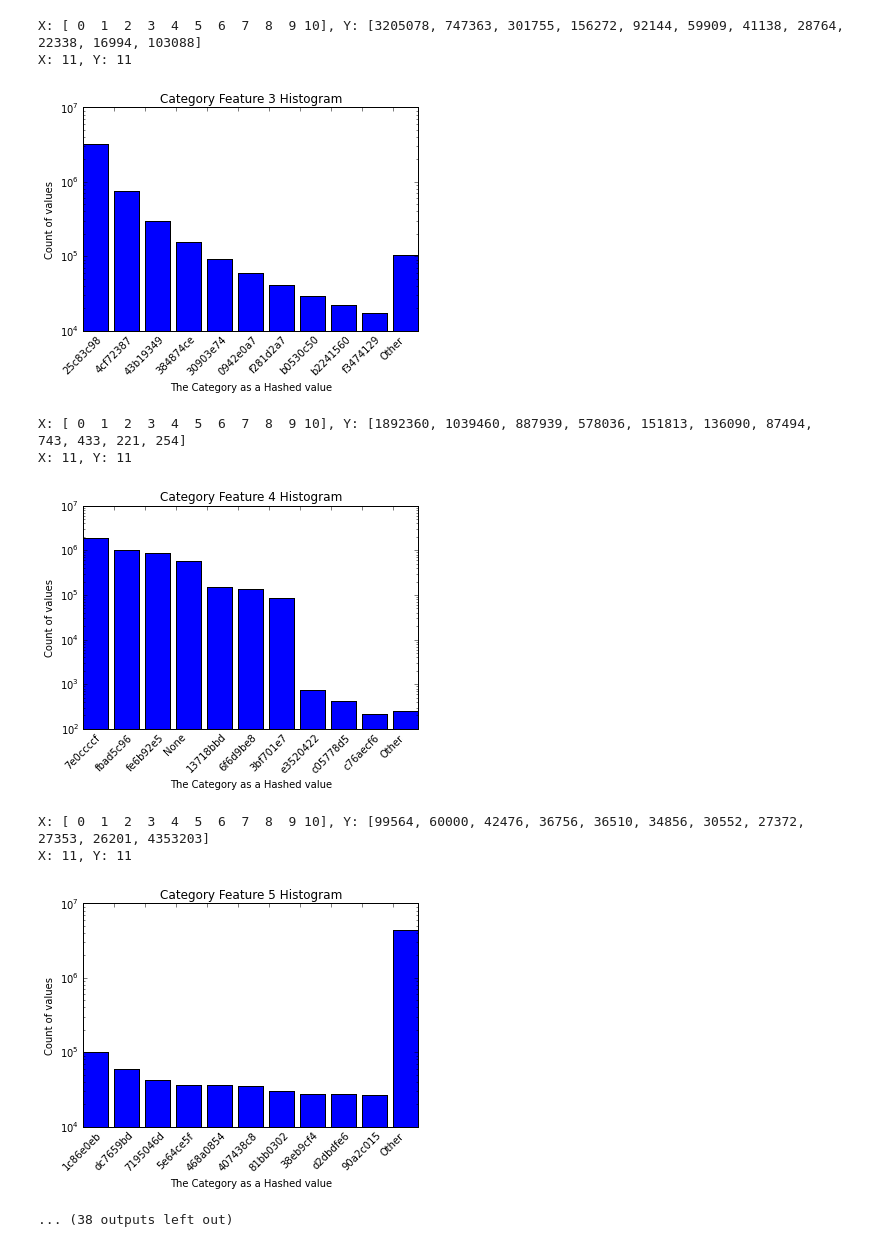
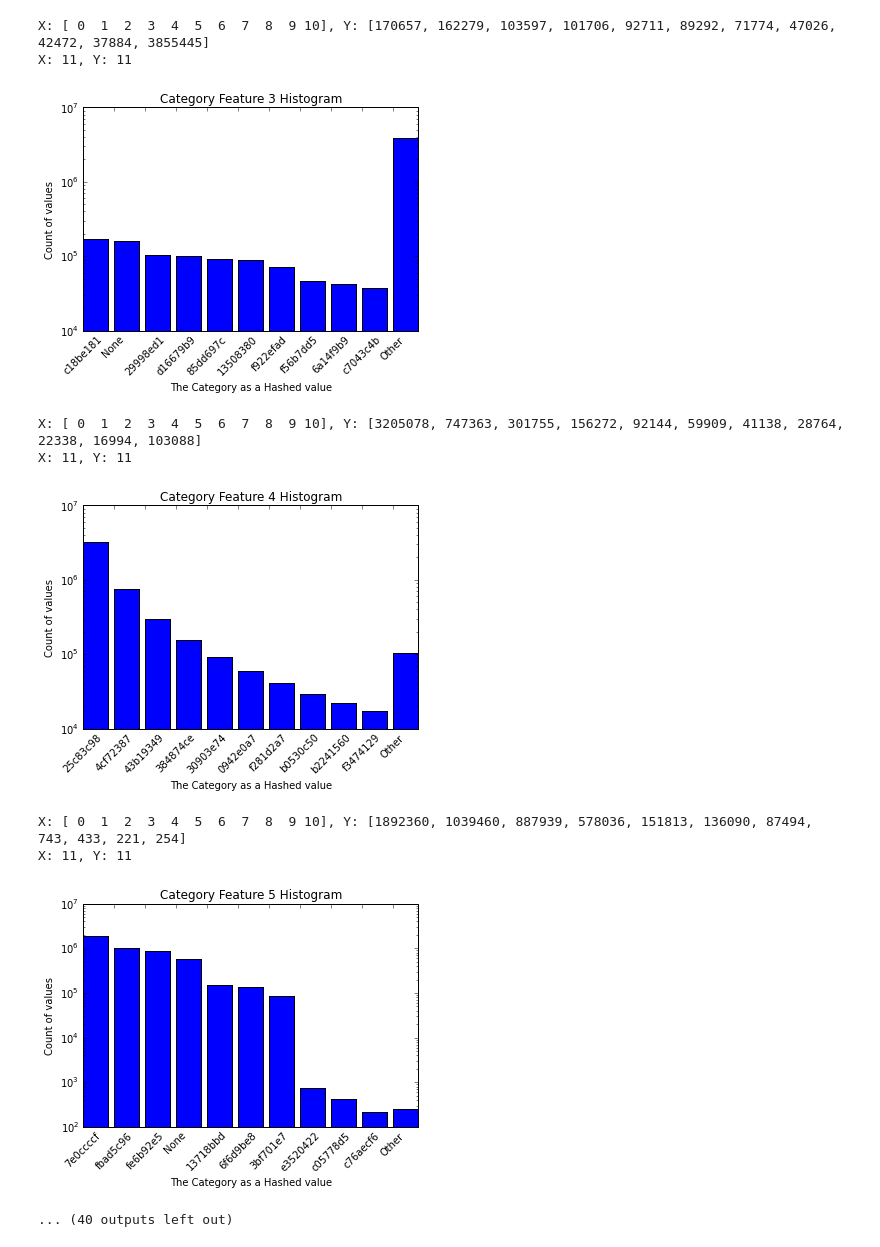
Before and after one commit to ApplyHiTech/DataScienceHW1, a Jupyter notebook: hw1b.ipynb, the cells around one changed output. Saved outputs shown, nothing was run; the diff lists cells and outputs as text; code cells hidden in the pictures.

```diff
--- a/hw1b.ipynb
+++ b/hw1b.ipynb
@@ -94,7 +89,7 @@ def is_label_col_num(col_num):
     return col_num == 1
 
 def is_categorical_col_num(col_num):
-    return col_num > 15
+    return col_num >= 15
 
 def column_iter(data):
     for i in range(column_count(data)):
@@ -249,4 +242,5 @@ Column #14: Kurtosis=20970.745  Skewness=97.061
 # %%
-x_int, y_int, remainder =cat_columns_histogram(train_5m)
-show_all_histograms(x_int,y_int,"Category",remainder)
+# Compute and display Category Histograms
+hashes, counts, remainder =cat_columns_histogram(train_5m)
+show_all_histograms(hashes, counts,"Category",remainder)
 # %% [output]
@@ -262,10 +271,10 @@ X: 11, Y: 11
-X: [ 0  1  2  3  4  5  6  7  8  9 10], Y: [3205078, 747363, 301755, 156272, 92144, 59909, 41138, 28764, 22338, 16994, 103088]
+X: [ 0  1  2  3  4  5  6  7  8  9 10], Y: [170657, 162279, 103597, 101706, 92711, 89292, 71774, 47026, 42472, 37884, 3855445]
 X: 11, Y: 11
-[figure, old version]
+[figure, new version]
-X: [ 0  1  2  3  4  5  6  7  8  9 10], Y: [1892360, 1039460, 887939, 578036, 151813, 136090, 87494, 743, 433, 221, 254]
+X: [ 0  1  2  3  4  5  6  7  8  9 10], Y: [3205078, 747363, 301755, 156272, 92144, 59909, 41138, 28764, 22338, 16994, 103088]
 X: 11, Y: 11
-[figure, old version]
+[figure, new version]
-X: [ 0  1  2  3  4  5  6  7  8  9 10], Y: [99564, 60000, 42476, 36756, 36510, 34856, 30552, 27372, 27353, 26201, 4353203]
+X: [ 0  1  2  3  4  5  6  7  8  9 10], Y: [1892360, 1039460, 887939, 578036, 151813, 136090, 87494, 743, 433, 221, 254]
 X: 11, Y: 11
-[figure, old version]
+[figure, new version]
-... (38 outputs left out)
+... (40 outputs left out)
```
Also changed, not shown: parts of 12 cells of this notebook, 1 other file.
